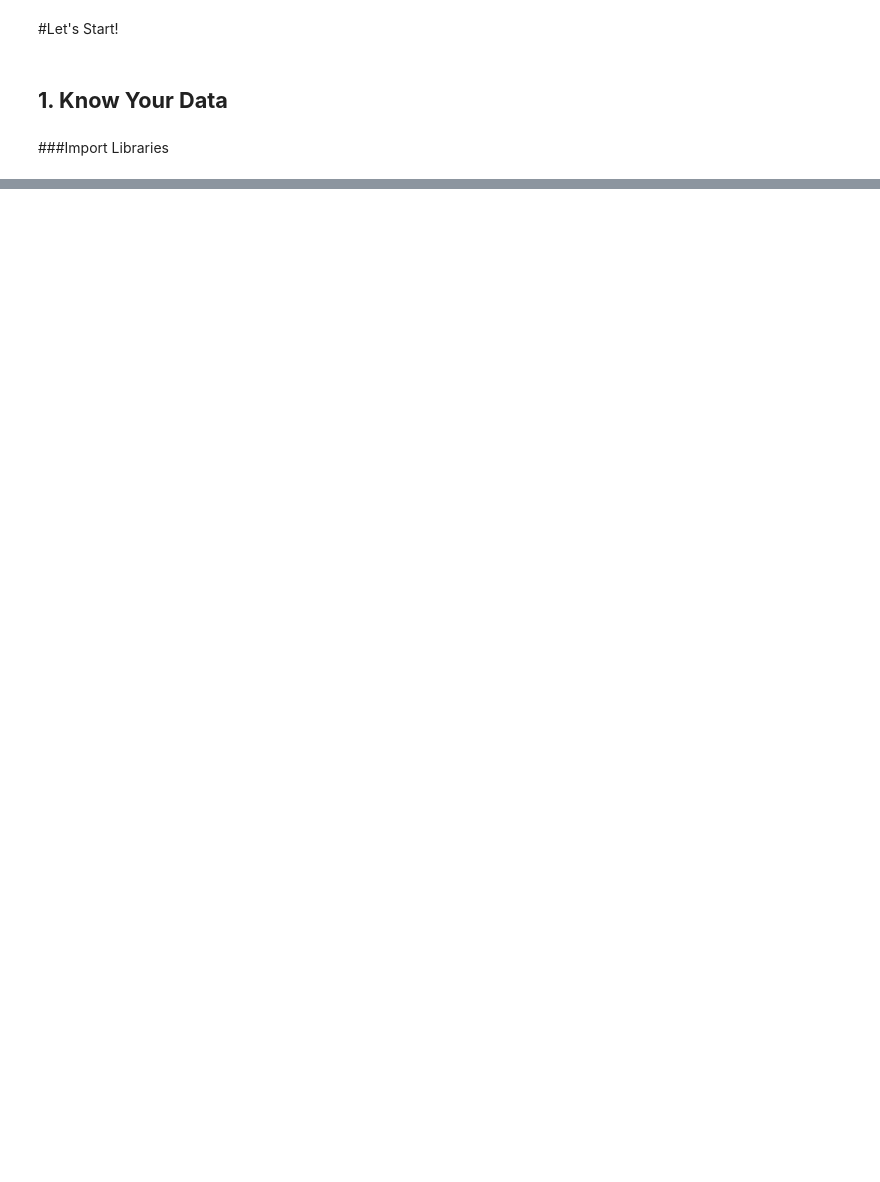
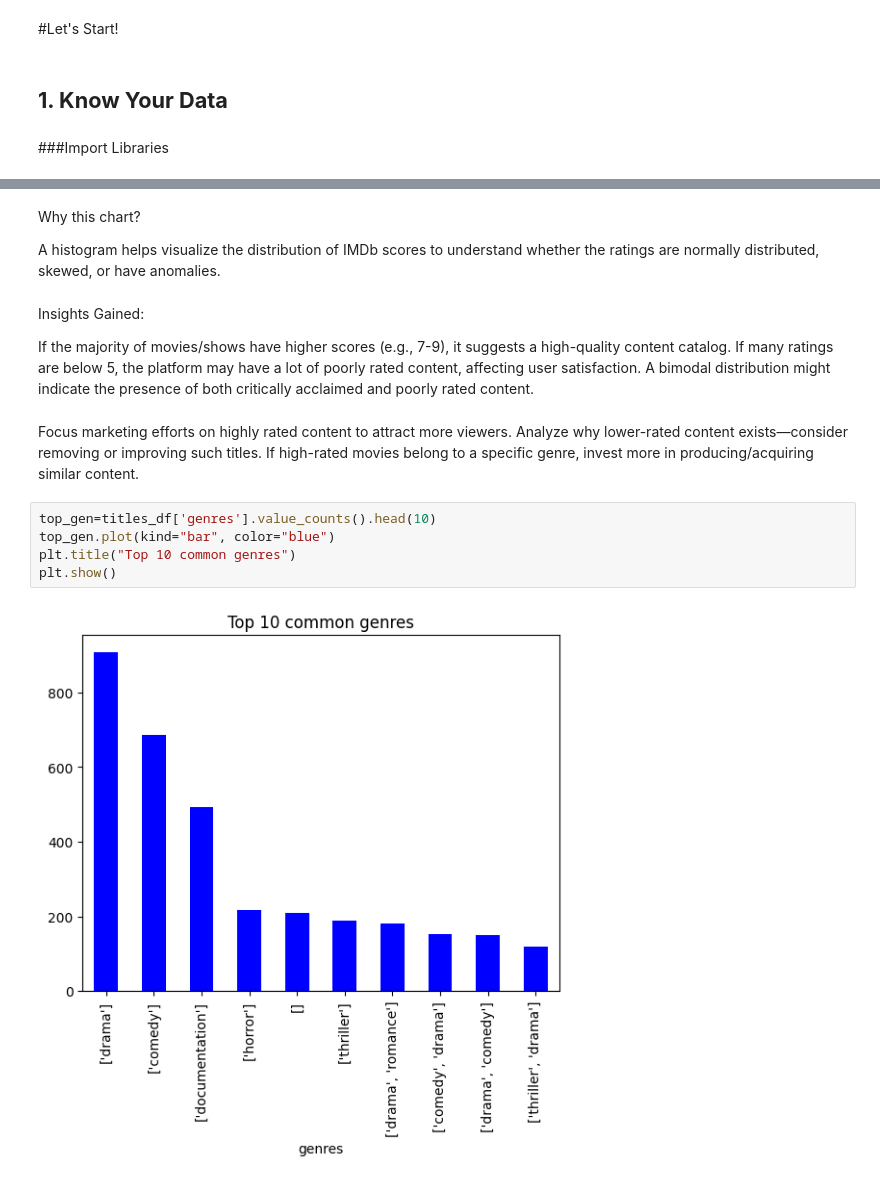
Before and after one commit to manishaachary13/Amazon-Prime, a Jupyter notebook: Amazon.ipynb, the cells around one changed output, grey strips where cells are left out. Cells and saved outputs as stored; diff of their text form; blank space fills up the shorter version.

```diff
--- a/Amazon.ipynb
+++ b/Amazon.ipynb
@@ -102,0 +333,21 @@ import matplotlib.pyplot as plt  # Data visualization
+# %% [markdown]
+Why this chart?
+
+A histogram helps visualize the distribution of IMDb scores to understand whether the ratings are normally distributed, skewed, or have anomalies.
+# %% [markdown]
+Insights Gained:
+
+If the majority of movies/shows have higher scores (e.g., 7-9), it suggests a high-quality content catalog.
+If many ratings are below 5, the platform may have a lot of poorly rated content, affecting user satisfaction.
+A bimodal distribution might indicate the presence of both critically acclaimed and poorly rated content.
+# %% [markdown]
+Focus marketing efforts on highly rated content to attract more viewers.
+Analyze why lower-rated content exists—consider removing or improving such titles.
+If high-rated movies belong to a specific genre, invest more in producing/acquiring similar content.
+# %%
+top_gen=titles_df['genres'].value_counts().head(10)
+top_gen.plot(kind="bar", color="blue")
+plt.title("Top 10 common genres")
+plt.show()
+# %% [output]
+[figure, added]
```
Also changed, not shown: parts of 63 cells of this notebook.
